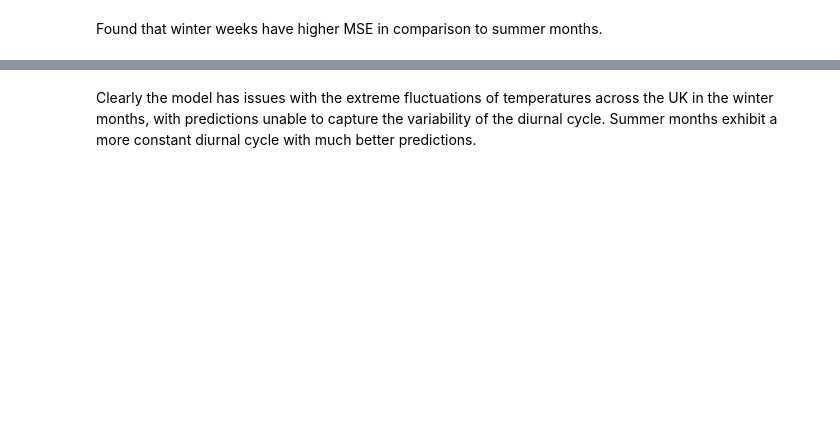
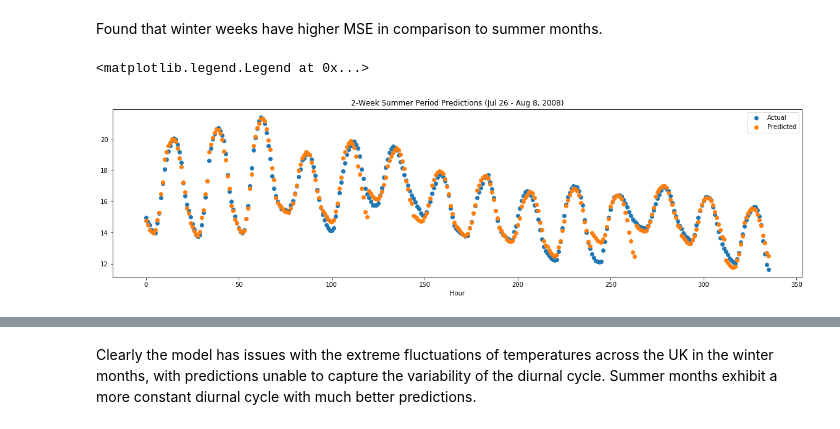
Before and after one commit to 2021-Energy-Climate-Hackathon/group_1, a Jupyter notebook: t2m_modeling.ipynb, the cells around one changed output, grey strips where cells are left out. Saved outputs shown, nothing was run; the diff lists cells and outputs as text; code cells hidden in the pictures; blank space fills up the shorter version.

```diff
--- a/t2m_modeling.ipynb
+++ b/t2m_modeling.ipynb
@@ -229,15 +207,18 @@ Found that winter weeks have higher MSE in comparison to summer months.
 # %%
 # generate summer/winter comparisons
 y_d14_summer = y_test.iloc[60:74]
 y_d14_winter = y_test.iloc[230:244]
-pred_d14_summer = pred_gbt[60:74]
-pred_d14_winter = pred_gbt[230:244]
+pred_d14_summer = pred_rf[60:74]
+pred_d14_winter = pred_rf[230:244]
 
 plt.scatter(np.arange(0,14*24,1),y_d14_summer)
 plt.scatter(np.arange(0,14*24,1),pred_d14_summer)
 plt.xlabel("Hour")
 plt.title("2-Week Summer Period Predictions (Jul 26 - Aug 8, 2008)")
 plt.legend(["Actual","Predicted"])
+# %% [output]
+<matplotlib.legend.Legend at 0x...>
+[figure, added]
 # %%
 plt.scatter(np.arange(0,14*24,1),y_d14_winter)
 plt.scatter(np.arange(0,14*24,1),pred_d14_winter)
```
Also changed, not shown: parts of 29 cells of this notebook, 1 other file.
